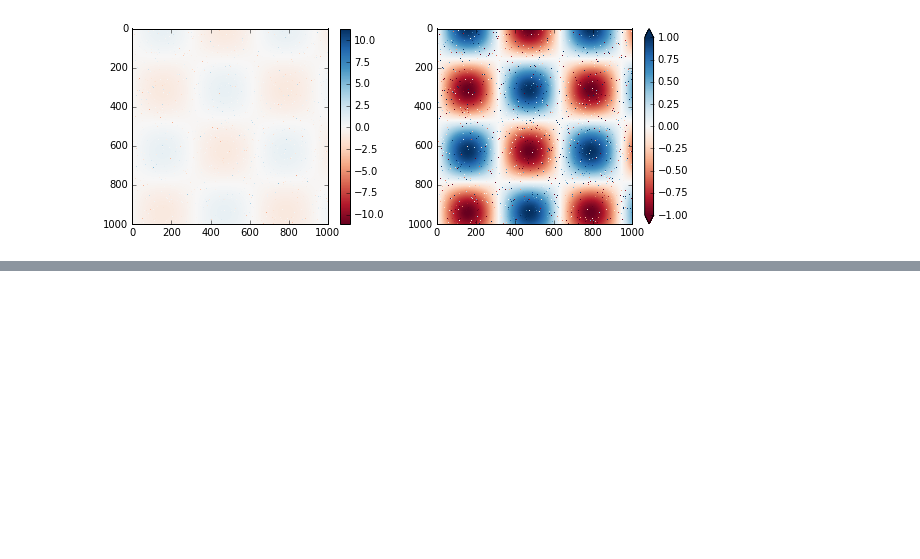
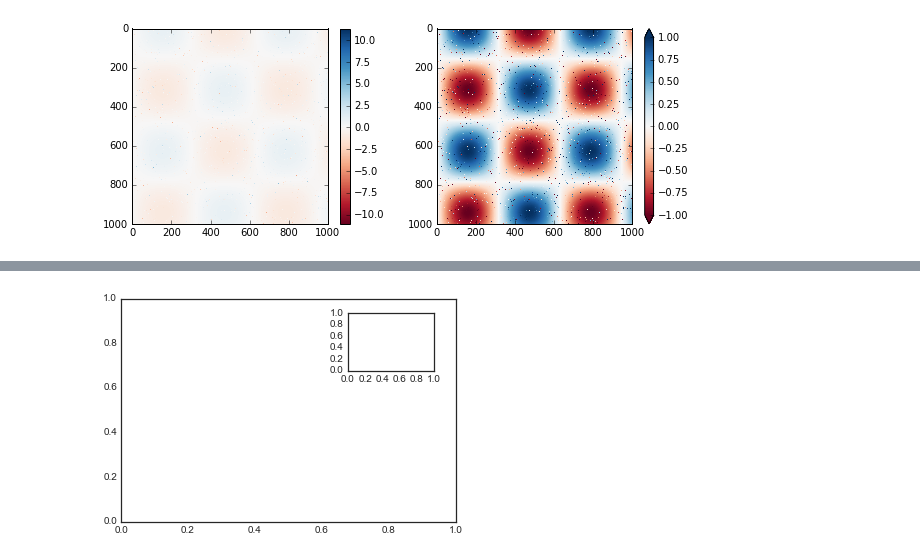
Before and after one commit to davejscott/PythonDataScience, a Jupyter notebook: MatplotlibPractice.ipynb, the cells around one changed output, grey strips where cells are left out. Drawn from its saved outputs; the diff is of its cells as text; code cells hidden in the pictures; blank space fills up the shorter version.

```diff
--- a/MatplotlibPractice.ipynb
+++ b/MatplotlibPractice.ipynb
@@ -722,0 +763,5 @@ plt.clim(-1, 1)
+# %%
+ax1 = plt.axes() #standard axes
+ax2 = plt.axes([0.65, 0.65, 0.2, 0.2])
+# %% [output]
+[figure, added]
```
Also changed, not shown: parts of 22 cells of this notebook.
